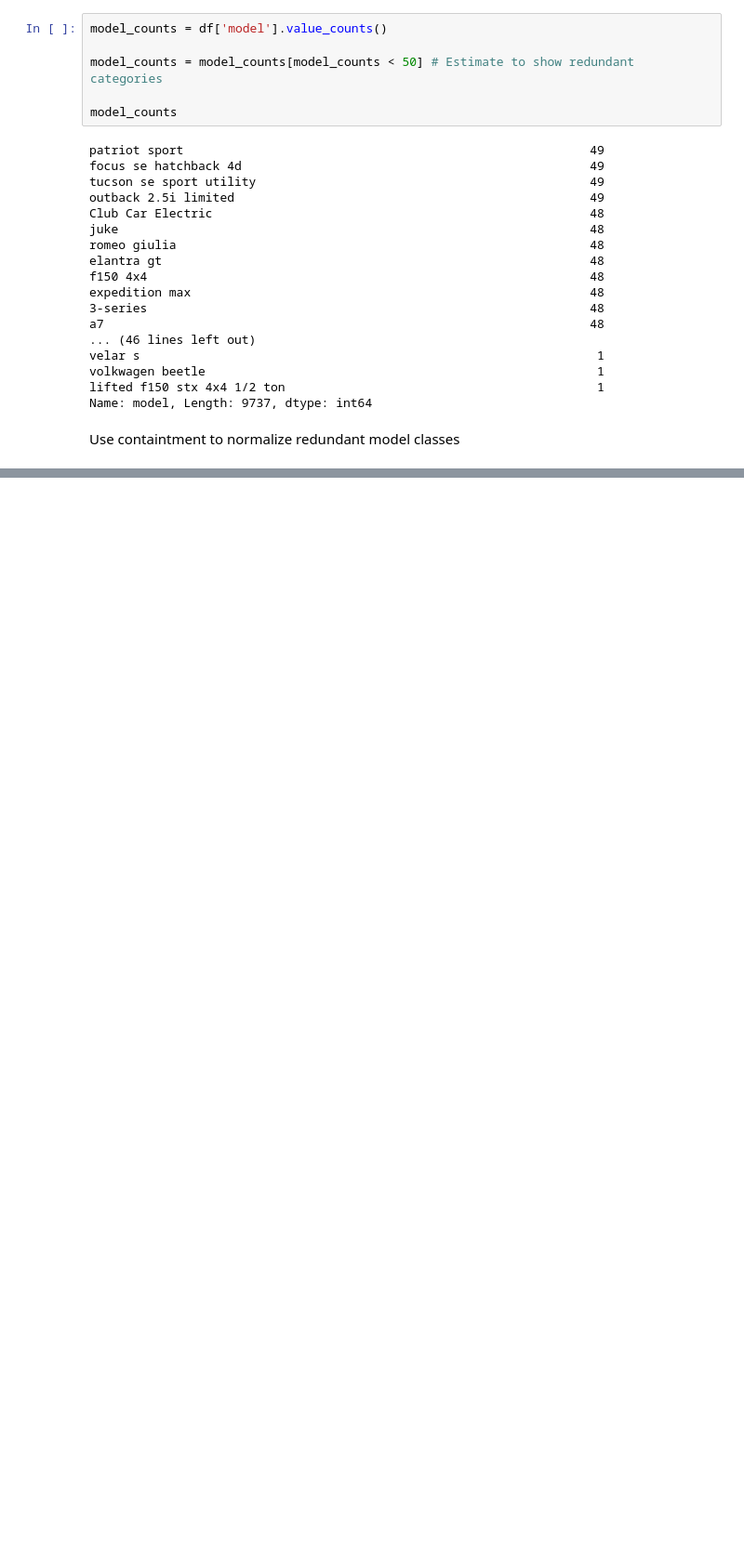
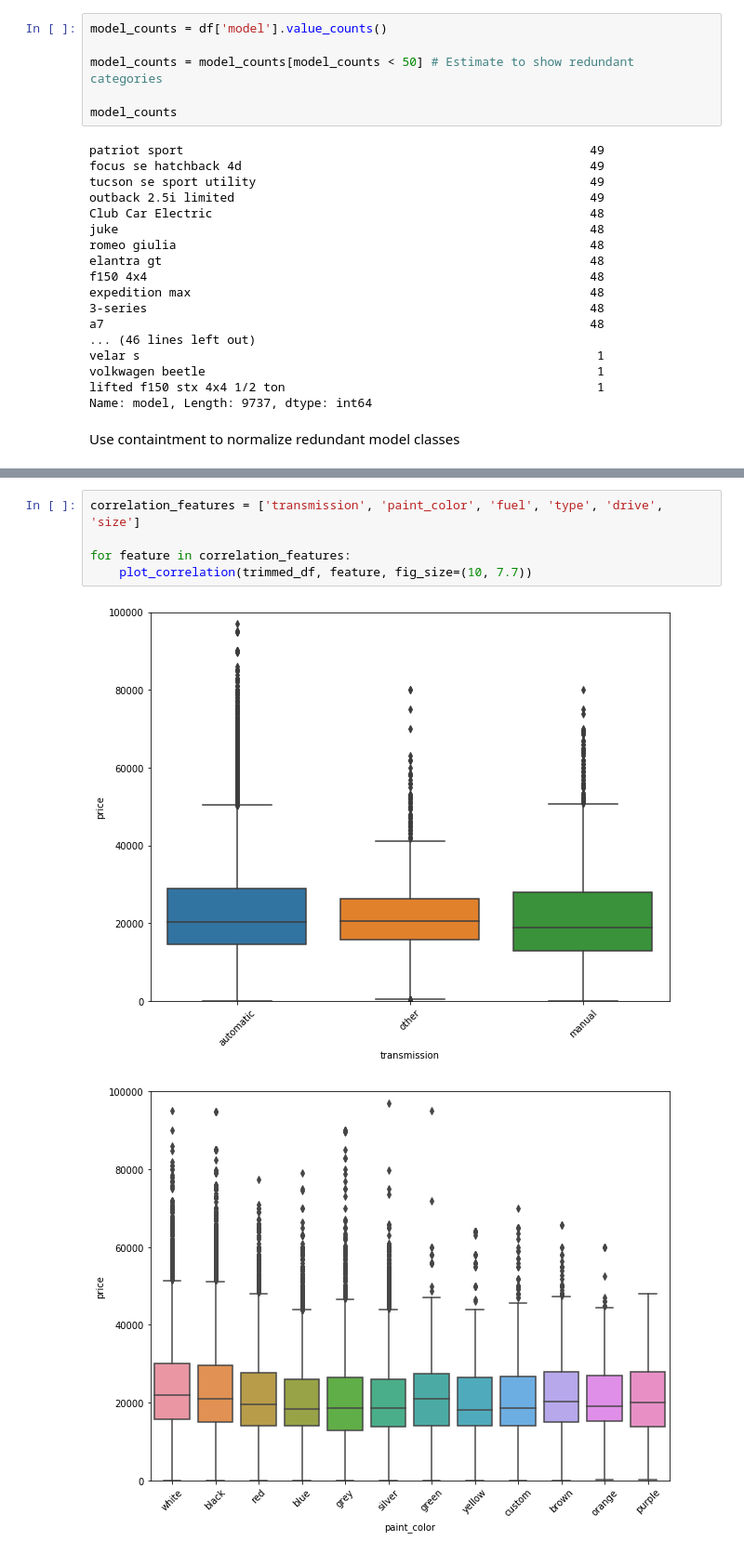
Before and after one commit to dericatienza/udacity-mlnd-capstone-project, a Jupyter notebook: data_exploration.ipynb, the cells around one changed output, grey strips where cells are left out. Shown at 93% size. Cells and saved outputs as stored; diff of their text form; blank space fills up the shorter version.

```diff
--- a/data_exploration.ipynb
+++ b/data_exploration.ipynb
@@ -246,0 +309,8 @@ clean_df.to_csv(os.path.join(data_dir, 'vehicles_clean.csv'), index=False)
+# %%
+correlation_features = ['transmission', 'paint_color', 'fuel', 'type', 'drive', 'size']
+
+for feature in correlation_features:
+    plot_correlation(trimmed_df, feature, fig_size=(10, 7.7))
+# %% [output]
+[figure, added]
+[figure, added]
```
Also changed, not shown: parts of 30 cells of this notebook.
